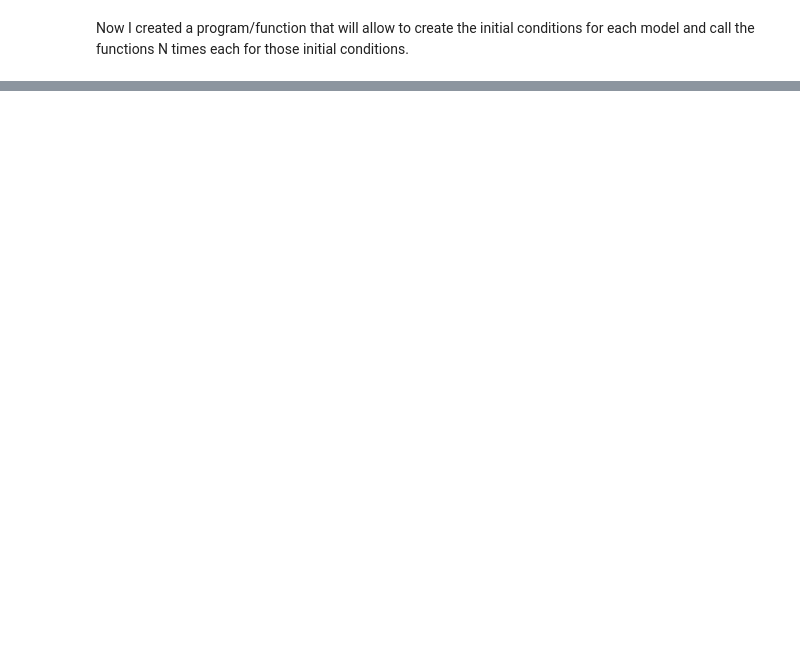
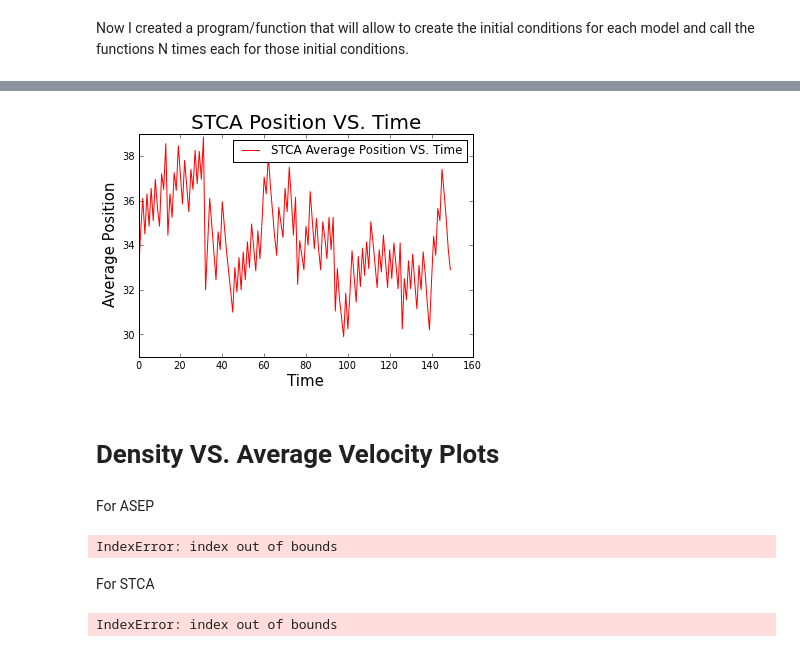
Before and after one commit to dgelfer/PHYS20213, a Jupyter notebook: Project/Project_2_Traffic_Flows.ipynb, the cells around one changed output, grey strips where cells are left out. Cells and saved outputs as stored; diff of their text form; code cells hidden in the pictures; blank space fills up the shorter version.

```diff
--- a/Project/Project_2_Traffic_Flows.ipynb
+++ b/Project/Project_2_Traffic_Flows.ipynb
@@ -303,0 +369,62 @@ T_F('ASEP',10,3,3,0.0,5)
+# %%
+
+"""A_P[1] is the average position array of T_F function which by simply plotting my time steps along it shoulf provide the necessary plot"""
+plot(T,A_P[1],color = 'red', linestyle = '-',label = "STCA Average Position VS. Time")
+xlabel("Time",fontsize = 15)
+ylabel('Average Position',fontsize = 15)
+title("STCA Position VS. Time", fontsize=20)
+legend(loc = '0')
+show()
+# %% [output]
+[figure, added]
+# %% [markdown]
+Density VS. Average Velocity Plots
+==
+# %% [markdown]
+For ASEP
+# %%
+"""Since we are plotting the average velocity vs  density , we need to compile data
+for average of array of average velocity for each density value. """
+
+DENSE = arange(0.0,0.81,0.01) # range of density from 0-0.8
+
+Average_AverageV = zeros(len(DENSE))
+
+for n in range(0,81,1): # from 1-81 cars for average average velocity array
+
+    a_v = T_F('ASEP',100,n,5,0.02,150)[0]
+
+    Average_AverageV[n] = mean(a_v) # taking the average of the average velocity for each density value
+
+plot(DENSE,Average_AverageV,color = 'red', linestyle = '-',label = "ASEP Average AVerage velocity VS. Density")
+xlabel("Density",fontsize = 15)
+ylabel('Average Average Velocity',fontsize = 15)
+title("ASEP Average AVerage velocity VS. Density", fontsize=20)
+legend(loc = '0')
+show()
+# %% [output]
+IndexError: index out of bounds
+# %% [markdown]
+For STCA
+# %%
+"""Since we are plotting the average velocity vs  density , we need to compile data
+for average of array of average velocity for each density value. """
+
+DENSE = arange(0.0,0.81,0.01) # range of density from 0-0.8
+
+Average_AverageV = zeros(len(DENSE))
+
+for n in range(0,81,1): # from 1-81 cars for average average velocity array
+
+    a_v = T_F('STCA',100,n,5,0.02,150)[0]
+
+    Average_AverageV[n] = mean(a_v) # taking the average of the average velocity for each density value
+
+plot(DENSE,Average_AverageV,color = 'red', linestyle = '-',label = "STCA Average AVerage velocity VS. Density")
+xlabel("Density",fontsize = 15)
+ylabel('Average Average Velocity',fontsize = 15)
+title("STCA Average AVerage velocity VS. Density", fontsize=20)
+legend(loc = '0')
+show()
+# %% [output]
+IndexError: index out of bounds
```
Also changed, not shown: parts of 27 cells of this notebook.
